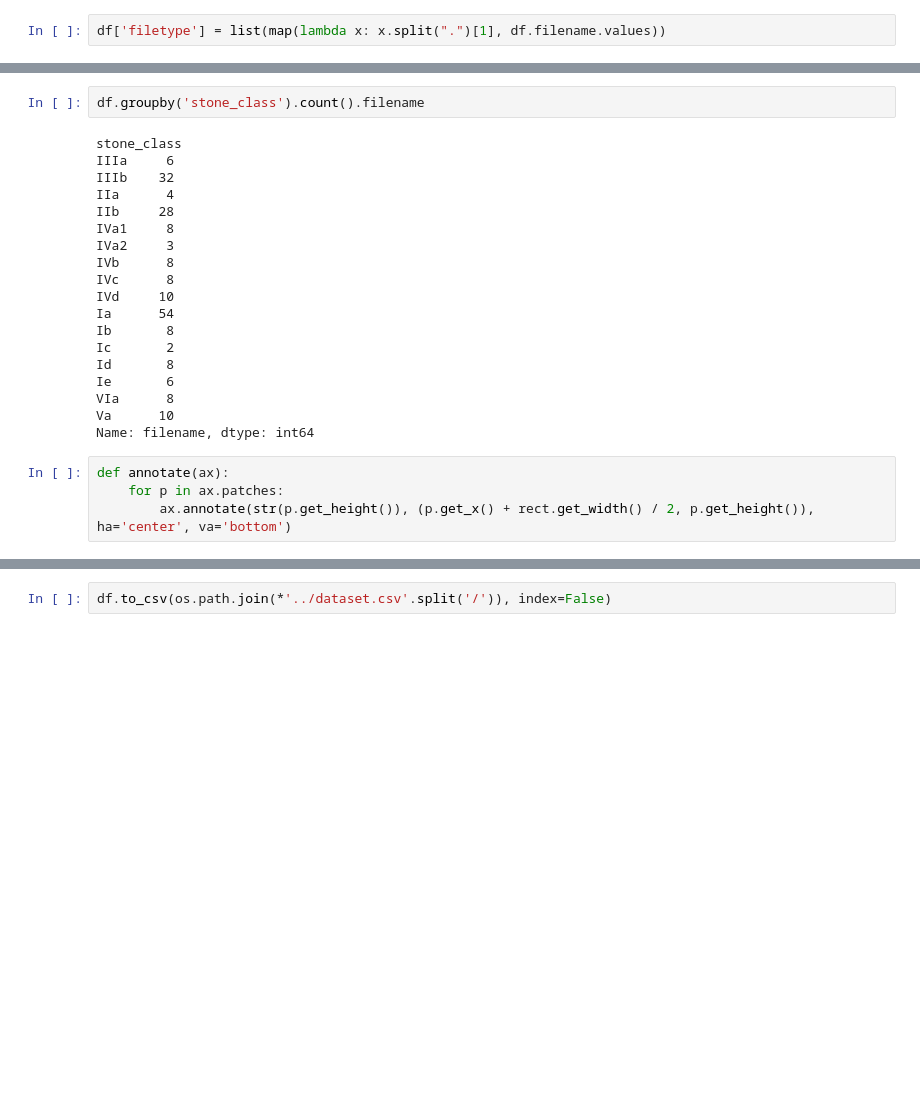
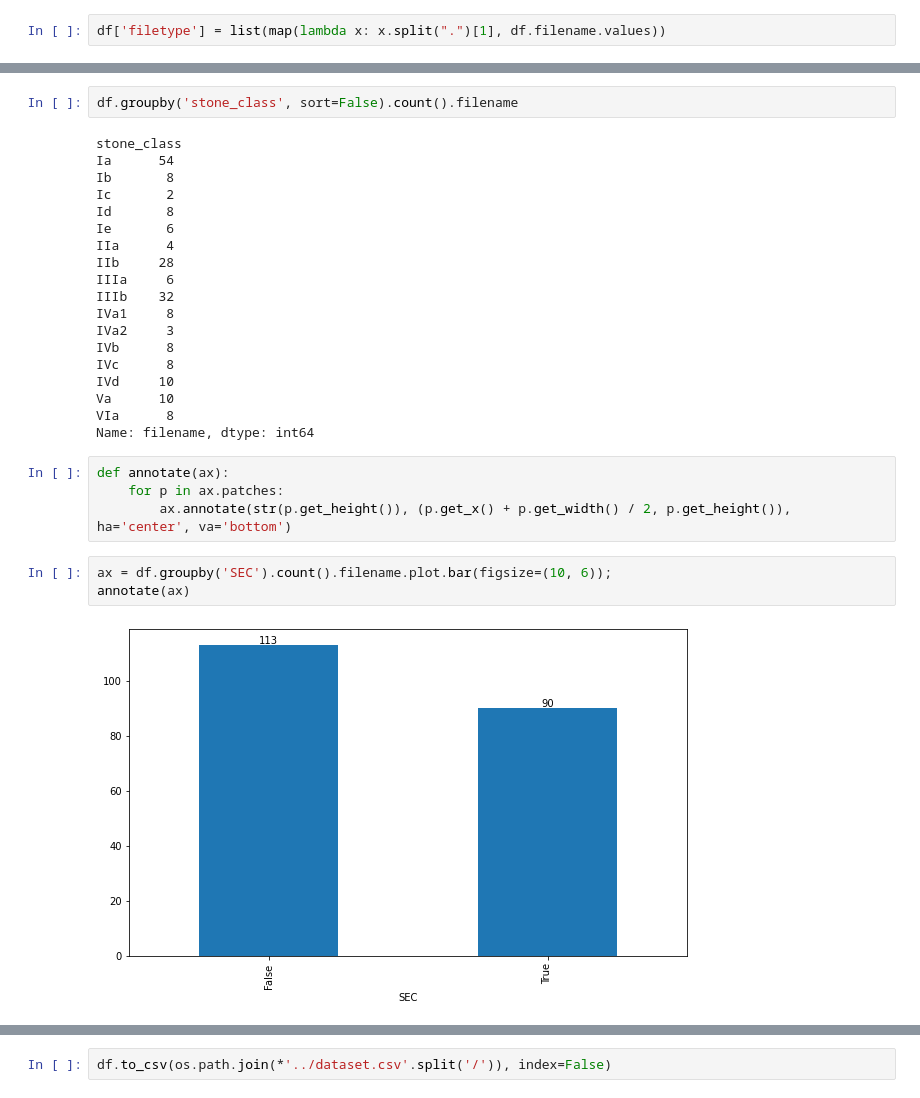
Before and after one commit to pierreelliott/kidney_stone_classification, a Jupyter notebook: training/notebooks/Dataset_exploration.ipynb, the cells around one changed output, grey strips where cells are left out. Saved outputs shown, nothing was run; the diff lists cells and outputs as text; blank space fills up the shorter version.

```diff
--- a/training/notebooks/Dataset_exploration.ipynb
+++ b/training/notebooks/Dataset_exploration.ipynb
@@ -54,27 +55,32 @@ df
 203 rows × 7 columns
 # %%
-df.groupby('stone_class').count().filename
+df.groupby('stone_class', sort=False).count().filename
 # %% [output]
 stone_class
+Ia      54
+Ib       8
+Ic       2
+Id       8
+Ie       6
+IIa      4
+IIb     28
 IIIa     6
 IIIb    32
-IIa      4
-IIb     28
 IVa1     8
 IVa2     3
 IVb      8
 IVc      8
 IVd     10
-Ia      54
-Ib       8
-Ic       2
-Id       8
-Ie       6
+Va      10
 VIa      8
-Va      10
 Name: filename, dtype: int64
 # %%
 def annotate(ax):
     for p in ax.patches:
-        ax.annotate(str(p.get_height()), (p.get_x() + rect.get_width() / 2, p.get_height()), ha='center', va='bottom')
+        ax.annotate(str(p.get_height()), (p.get_x() + p.get_width() / 2, p.get_height()), ha='center', va='bottom')
+# %%
+ax = df.groupby('SEC').count().filename.plot.bar(figsize=(10, 6));
+annotate(ax)
+# %% [output]
+[figure, added]
 # %%
```
Also changed, not shown: parts of 3 cells of this notebook, 54 other files.
